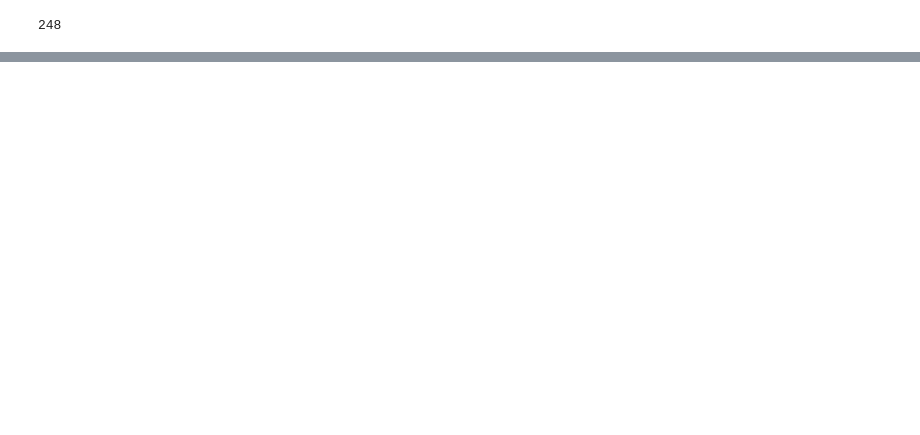
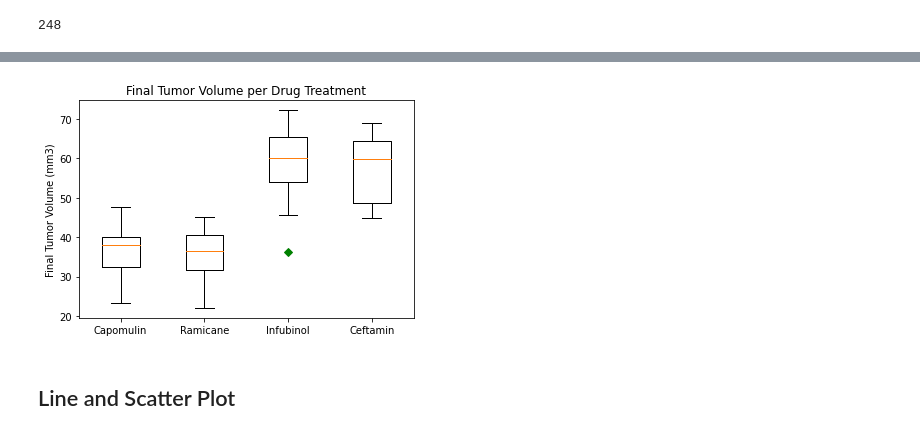
Before and after one commit to latoyawenzinger/Data-Visualization_Matplotlib, a Jupyter notebook: Mice_Treatment.ipynb, the cells around one changed output, grey strips where cells are left out. Cells and saved outputs as stored; diff of their text form; code cells hidden in the pictures; blank space fills up the shorter version.

Commit message:
updated box plot data

```diff
--- a/Mice_Treatment.ipynb
+++ b/Mice_Treatment.ipynb
@@ -214,13 +222,3 @@ new_point.tail(15)
 | 245 | z581 | Infubinol | Female | 24 | 25 | 45 | 62.754451 | ... |
 | 246 | z795 | Naftisol | Female | 13 | 29 | 45 | 65.741070 | ... |
 | 247 | z969 | Naftisol | Male | 9 | 30 | 45 | 73.867845 | ... |
-# %%
-#create a list that holds the treatment names and empty list to hold the tumor volume data.
-treatment_name = ["Capomulin", "Ramicane","Infubolin", "Ceftamin"]
-tumor_volume = []
-
-for treatment in treatment_name:
-
-    if ["Drug Regimen"] == treatment:
-        tumor_volume.append(["Tumor Value (mm3)"])
-tumor_volume
@@ -228,0 +225,25 @@ tumor_volume
+# %%
+#create a list that holds the treatment names and empty list to hold the tumor volume data.
+treatment_name = ["Capomulin", "Ramicane","Infubinol", "Ceftamin"]
+tumor_volume = []
+
+#loop through each treatment in treatment list appending final tumor volumes to empty tumor list
+for treatment in treatment_name:
+    treatment_df = new_point.loc[new_point['Drug Regimen'] == treatment]
+    volume = treatment_df['Tumor Volume (mm3)']
+    tumor_volume.append(volume)
+
+    quartiles = volume.quantile([.25,.5,.75])
+    lowerq = quartiles[0.25]
+    upperq = quartiles[0.75]
+    iqr = upperq-lowerq
+    lower_bound = lowerq - (1.5*iqr)
+    upper_bound = upperq + (1.5*iqr)
+    outliers = (volume.loc[(treatment_df["Tumor Volume (mm3)"] >= upper_bound) | (treatment_df["Tumor Volume (mm3)"]<= lower_bound)]).count()
+
+
+    print(f"The interquartile range of {treatment} is: {iqr}")
+    print(f"{treatment}: Values below {lower_bound} could be outliers.")
+    print(f"{treatment}: Values above {upper_bound} could be outliers.")
+    print(f"{treatment} has {outliers} outliers")
+    print("---------------------------------------------------------------")
@@ -228,0 +271,10 @@ tumor_volume
+# %%
+plt.boxplot(tumor_volume, 0, "gD")
+plt.title("Final Tumor Volume per Drug Treatment")
+plt.xticks([1, 2, 3, 4], treatment_name)
+plt.ylabel("Final Tumor Volume (mm3)")
+plt.show()
+# %% [output]
+[figure, added]
+# %% [markdown]
+## Line and Scatter Plot
```
Also changed, not shown: parts of 8 cells of this notebook.
